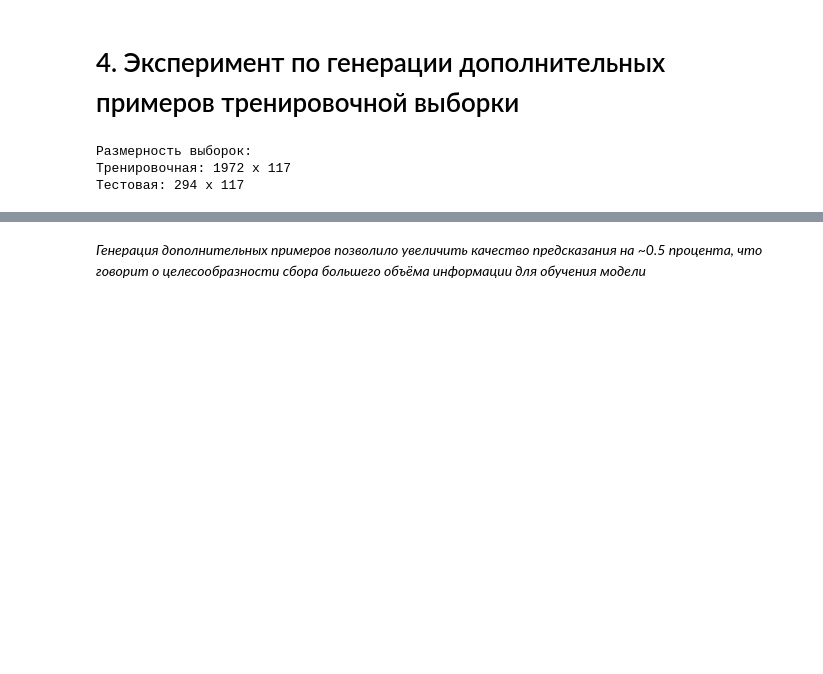
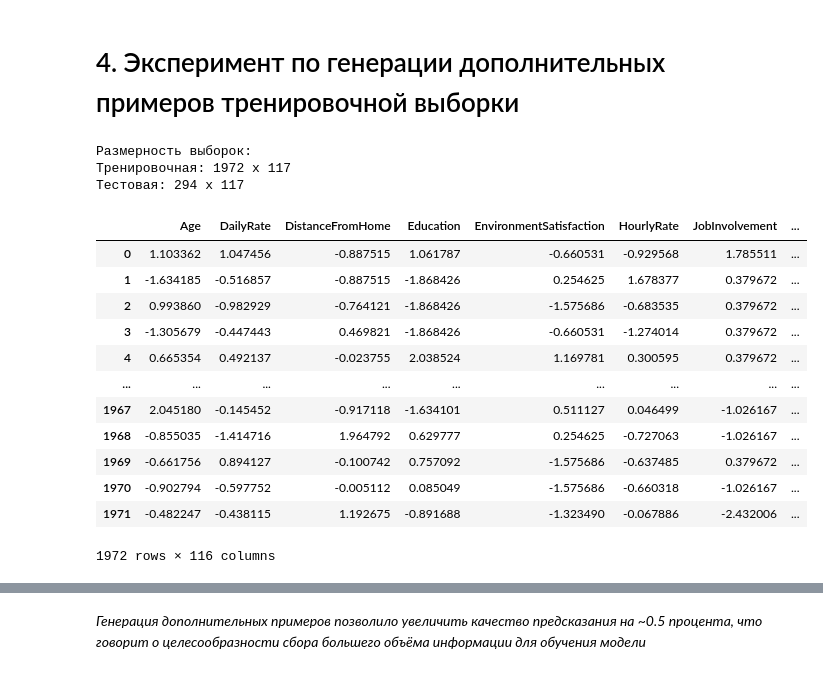
Before and after one commit to OreNot/DS_dismissal_project, a Jupyter notebook: scripts/Modeling.ipynb, the cells around one changed output, grey strips where cells are left out. Drawn from its saved outputs; the diff is of its cells as text; code cells hidden in the pictures; blank space fills up the shorter version.

```diff
--- a/scripts/Modeling.ipynb
+++ b/scripts/Modeling.ipynb
@@ -252,6 +264,22 @@ print(f'Размерность выборок:\nТренировочная: {X_t
 Размерность выборок:
 Тренировочная: 1972 x 117
 Тестовая: 294 x 117
+# %%
+X_train
+# %% [output]
+|  | Age | DailyRate | DistanceFromHome | Education | EnvironmentSatisfaction | HourlyRate | JobInvolvement | ... |
+| 0 | 1.103362 | 1.047456 | -0.887515 | 1.061787 | -0.660531 | -0.929568 | 1.785511 | ... |
+| 1 | -1.634185 | -0.516857 | -0.887515 | -1.868426 | 0.254625 | 1.678377 | 0.379672 | ... |
+| 2 | 0.993860 | -0.982929 | -0.764121 | -1.868426 | -1.575686 | -0.683535 | 0.379672 | ... |
+| 3 | -1.305679 | -0.447443 | 0.469821 | -1.868426 | -0.660531 | -1.274014 | 0.379672 | ... |
+| 4 | 0.665354 | 0.492137 | -0.023755 | 2.038524 | 1.169781 | 0.300595 | 0.379672 | ... |
+| ... | ... | ... | ... | ... | ... | ... | ... | ... |
+| 1967 | 2.045180 | -0.145452 | -0.917118 | -1.634101 | 0.511127 | 0.046499 | -1.026167 | ... |
+| 1968 | -0.855035 | -1.414716 | 1.964792 | 0.629777 | 0.254625 | -0.727063 | -1.026167 | ... |
+| 1969 | -0.661756 | 0.894127 | -0.100742 | 0.757092 | -1.575686 | -0.637485 | 0.379672 | ... |
+| 1970 | -0.902794 | -0.597752 | -0.005112 | 0.085049 | -1.575686 | -0.660318 | -1.026167 | ... |
+| 1971 | -0.482247 | -0.438115 | 1.192675 | -0.891688 | -1.323490 | -0.067886 | -2.432006 | ... |
+1972 rows × 116 columns
 # %%
 mlp_model = MLPClassifier(solver = 'adam', activation = 'relu', hidden_layer_sizes= [100, 100], shuffle = True, early_stopping = True, random_state = RANDOM_SEED)
 # %%
```
Also changed, not shown: parts of 8 cells of this notebook, 14 other files.
